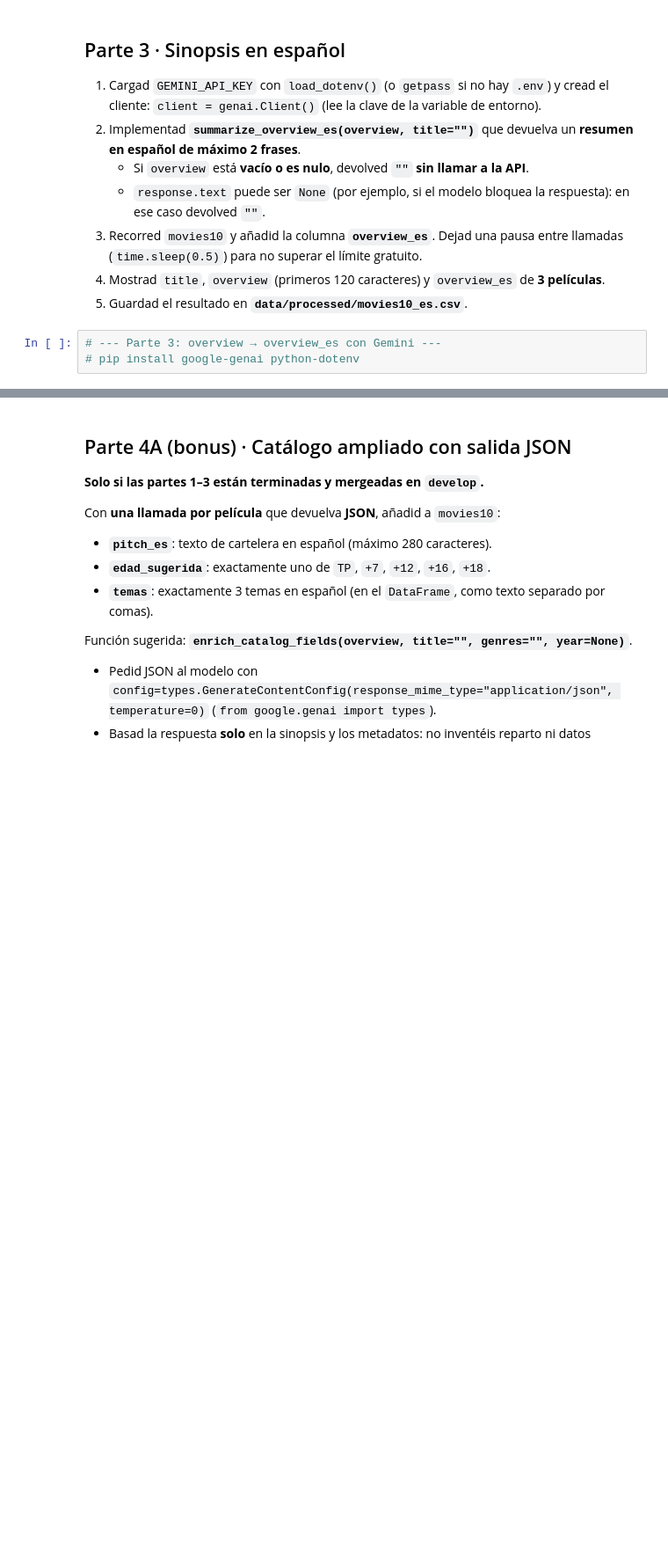
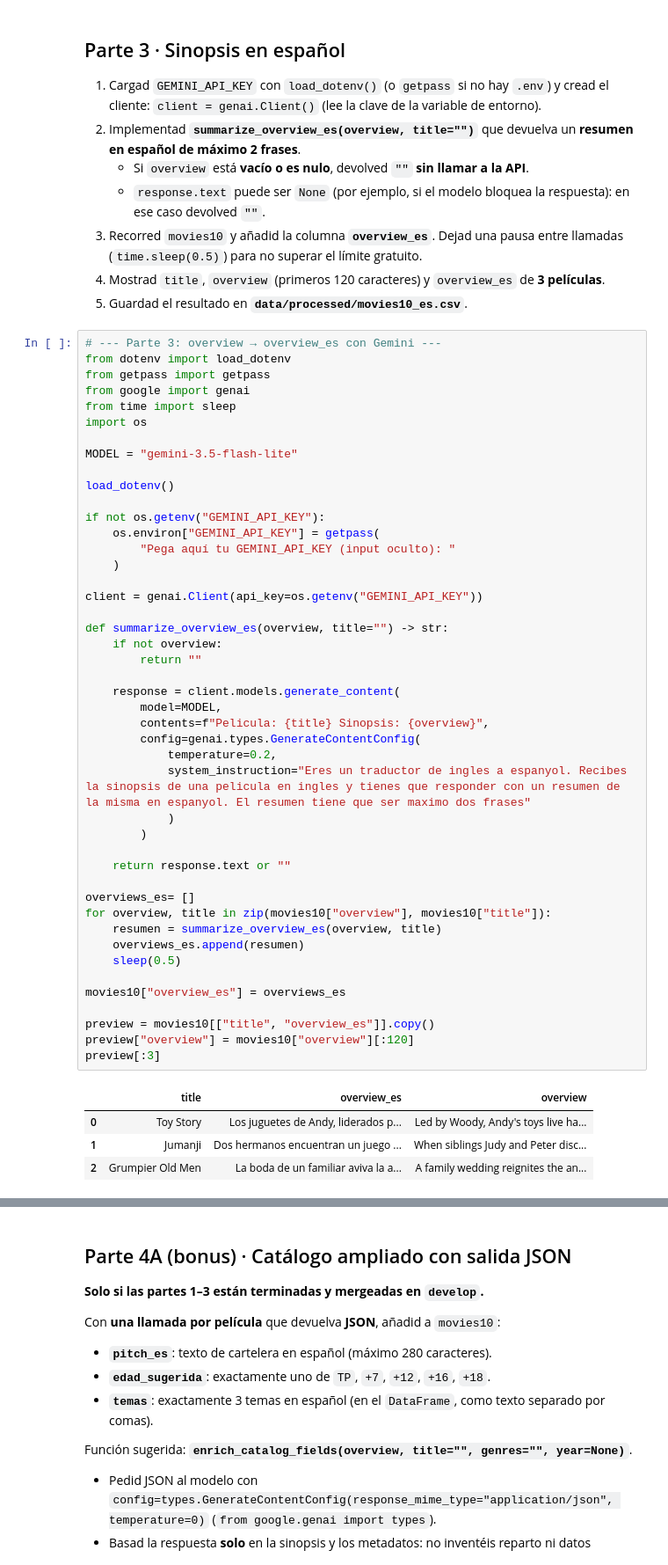
Before and after one commit to clau-sure/tc-catalogo-peliculas, a Jupyter notebook: 04_gemini.ipynb, the cells around one changed output, grey strips where cells are left out. Shown at 88% size. Cells and saved outputs as stored; diff of their text form; blank space fills up the shorter version.

```diff
--- a/04_gemini.ipynb
+++ b/04_gemini.ipynb
@@ -63,6 +75,53 @@ movies10[["title", "overview"]]
 5. Guardad el resultado en **`data/processed/movies10_es.csv`**.
 # %%
 # --- Parte 3: overview → overview_es con Gemini ---
-# pip install google-genai python-dotenv
+from dotenv import load_dotenv
+from getpass import getpass
+from google import genai
+from time import sleep
+import os
+
+MODEL = "gemini-3.5-flash-lite"
+
+load_dotenv()
+
+if not os.getenv("GEMINI_API_KEY"):
+    os.environ["GEMINI_API_KEY"] = getpass(
+        "Pega aquí tu GEMINI_API_KEY (input oculto): "
+    )
+
+client = genai.Client(api_key=os.getenv("GEMINI_API_KEY"))
+
+def summarize_overview_es(overview, title="") -> str:
+    if not overview:
+        return ""
+
+    response = client.models.generate_content(
+        model=MODEL,
+        contents=f"Pelicula: {title} Sinopsis: {overview}",
+        config=genai.types.GenerateContentConfig(
+            temperature=0.2,
+            system_instruction="Eres un traductor de ingles a espanyol. Recibes la sinopsis de una pelicula en ingles y tienes que responder con un resumen de la misma en espanyol. El resumen tiene que ser maximo dos frases"
+            )
+        )
+
+    return response.text or ""
+
+overviews_es= []
+for overview, title in zip(movies10["overview"], movies10["title"]):
+    resumen = summarize_overview_es(overview, title)
+    overviews_es.append(resumen)
+    sleep(0.5)
+
+movies10["overview_es"] = overviews_es
+
+preview = movies10[["title", "overview_es"]].copy()
+preview["overview"] = movies10["overview"][:120]
+preview[:3]
+# %% [output]
+|  | title | overview_es | overview |
+| 0 | Toy Story | Los juguetes de Andy, liderados p... | Led by Woody, Andy's toys live ha... |
+| 1 | Jumanji | Dos hermanos encuentran un juego ... | When siblings Judy and Peter disc... |
+| 2 | Grumpier Old Men | La boda de un familiar aviva la a... | A family wedding reignites the an... |
 # %%
 # --- Guardar movies10_es.csv ---
```
Also changed, not shown: parts of 2 cells of this notebook, 1 other file.
